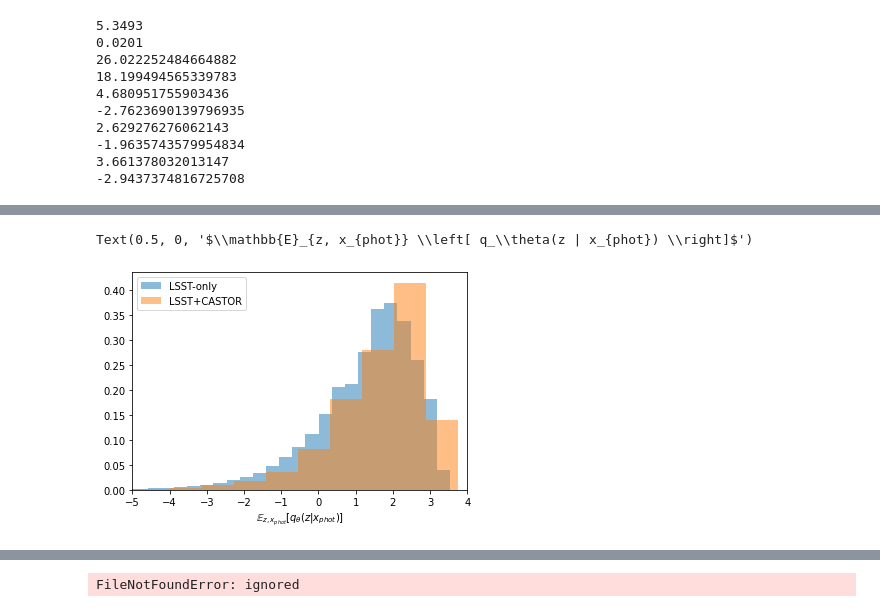
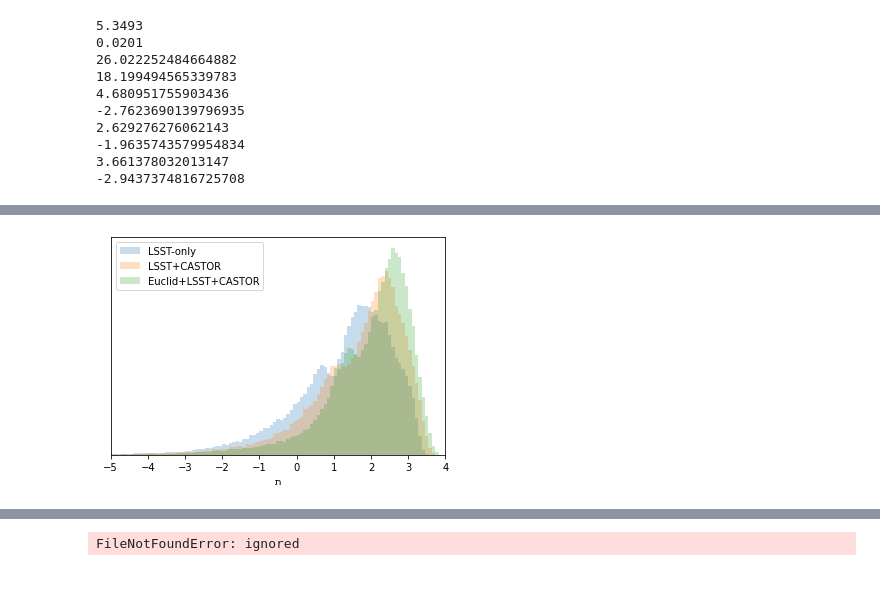
Before and after one commit to aimalz/CASTORpz, a Jupyter notebook: TheLastMetric.ipynb, the cells around one changed output, grey strips where cells are left out. Cells and saved outputs as stored; diff of their text form; code cells hidden in the pictures; blank space fills up the shorter version.

```diff
--- a/TheLastMetric.ipynb
+++ b/TheLastMetric.ipynb
@@ -191,6 +209,11 @@ CASTOR_uv_mag = getTrueY(test_cat=CASTOR_baseline, mag_col_names=names_phot, y_c
 # CASTOR_u_mag_ERR = getTrueY(test_cat=CASTOR_baseline, mag_col_names=names_phot, y_col_name="castor_u_MAGERR")
 # CASTOR_uv_mag_ERR = getTrueY(test_cat=CASTOR_baseline, mag_col_names=names_phot, y_col_name="castor_uv_MAGERR")
 
+Euclid_VIS_mag = getTrueY(test_cat=CASTOR_baseline, mag_col_names=names_phot, y_col_name="Euclid_VIS_MAG")
+Euclid_J_mag = getTrueY(test_cat=CASTOR_baseline, mag_col_names=names_phot, y_col_name="Euclid_J_MAG")
+Euclid_H_mag = getTrueY(test_cat=CASTOR_baseline, mag_col_names=names_phot, y_col_name="Euclid_H_MAG")
+Euclid_Y_mag = getTrueY(test_cat=CASTOR_baseline, mag_col_names=names_phot, y_col_name="Euclid_Y_MAG")
+
 ID = getTrueY(test_cat=CASTOR_baseline, mag_col_names=names_phot, y_col_name="ID")
 z_true = getTrueY(test_cat=CASTOR_baseline, mag_col_names=names_phot, y_col_name="photoz")
 # %%
@@ -298,7 +359,7 @@ data_columns = ["z_true"]
 all_cond_cols = {}
 ensembles = dict()
 
-for os in catalogs.keys():
+for os in ['Euclid-only', 'Euclid+CASTOR', 'Euclid+LSST+CASTOR', 'Euclid+LSST']:#catalogs.keys():
  # the conditional columns are the columns that the flow is conditioned on
   conditional_columns = catalogs[os].columns.drop('z_true')#["r", "g-r", "r-i", "i-z"] #, "uv-u", "u-g"] # different colors than LSST
   all_cond_cols[os] = conditional_columns
@@ -392,7 +444,7 @@ len(cat)
 # post_trained = {}
 # %%
 # tav_train, tav_test = {}, {}
-for os in ['LSST+CASTOR']:
+for os in ['Euclid-only', 'Euclid+CASTOR', 'Euclid+LSST+CASTOR', 'Euclid+LSST']:#:
     ens  = ensembles[os]
     # get the data and make a train and test set
     cat = catalogs[os]
@@ -465,9 +548,14 @@ post_trained
+# %%
+just_tav = {}
+for os in ['LSST-only','LSST+CASTOR','Euclid+LSST','Euclid+LSST+CASTOR']:
+  just_tav[os] = post_trained[os].log_prob(catalogs[os])
 # %%
-for os in ['LSST-only', 'LSST+CASTOR']:
-  plt.hist(post_trained[os].log_prob(catalogs[os]), alpha=0.5, label=os, density=True, bins=100)
+for os in ['LSST-only','LSST+CASTOR','Euclid+LSST+CASTOR']:
+  plt.hist(just_tav[os], alpha=0.25, label=os, density=True, bins=np.linspace(-5, 4, 100))
 plt.legend()
 plt.xlim(-5,4)
-plt.xlabel(r'$\mathbb{E}_{z, x_{phot}} \left[ q_\theta(z | x_{phot}) \right]$')
+plt.xlabel(chr(0x05ea))#r'$\mathbb{E}_{z, x_{phot}} \left[ q_\theta(z | x_{phot}) \right]$')
+plt.yticks([])
+plt.savefig(prepend+'all_combos_histogram.pdf')
 # %% [output]
-Text(0.5, 0, '$\\mathbb{E}_{z, x_{phot}} \\left[ q_\\theta(z | x_{phot}) \\right]$')
-[figure, old version]
+[figure, new version]
```
Also changed, not shown: parts of 18 cells of this notebook.
